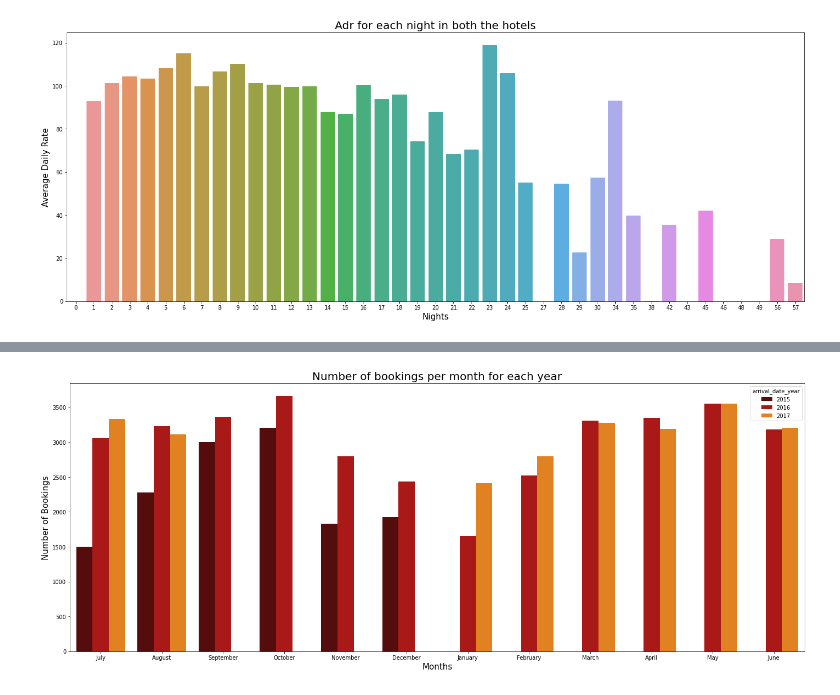
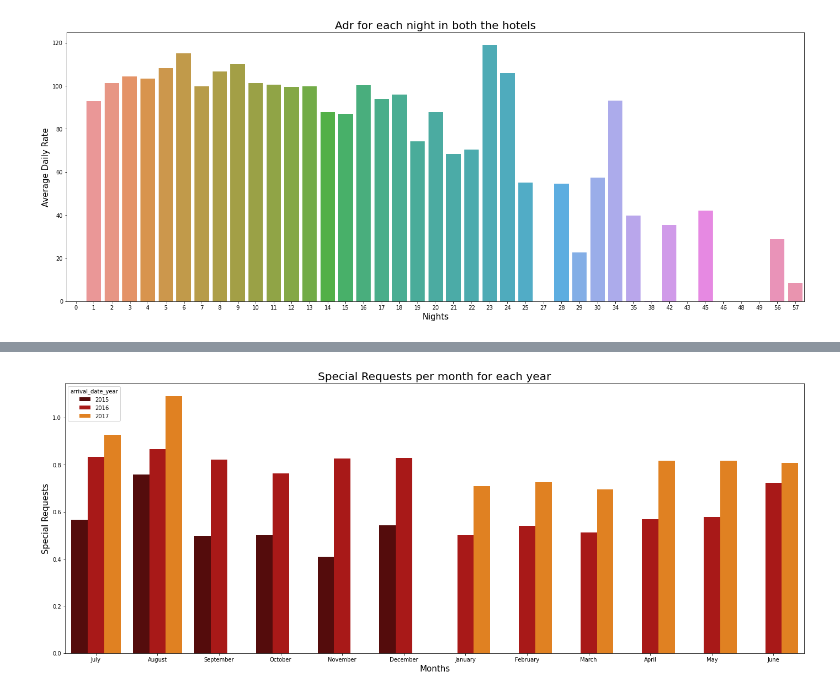
Before and after one commit to LuvMutreja/Hotel-booking-analysis, a Jupyter notebook: Hotel_Booking_Analysis_Capstone_Project.ipynb, the cells around one changed output, grey strips where cells are left out. Drawn from its saved outputs; the diff is of its cells as text; code cells hidden in the pictures.

```diff
--- a/Hotel_Booking_Analysis_Capstone_Project.ipynb
+++ b/Hotel_Booking_Analysis_Capstone_Project.ipynb
@@ -397,9 +406,9 @@ plt.show()
 # %%
 plt.figure(figsize=(24,9))
-sns.countplot(x='arrival_date_month',data=hoteldf,hue='arrival_date_year',palette='gist_heat')
+sns.barplot(x='arrival_date_month',y='total_of_special_requests',data=hoteldf,hue='arrival_date_year',palette='gist_heat',ci=0.01)
 plt.xlabel('Months',fontsize=15)
-plt.ylabel('Number of Bookings',fontsize=15)
-plt.title('Number of bookings per month for each year',fontsize=20)
+plt.ylabel('Special Requests',fontsize=15)
+plt.title('Special Requests per month for each year',fontsize=20)
 plt.show()
 # %% [output]
-[figure, old version]
+[figure, new version]
```
Also changed, not shown: parts of 24 cells of this notebook.
